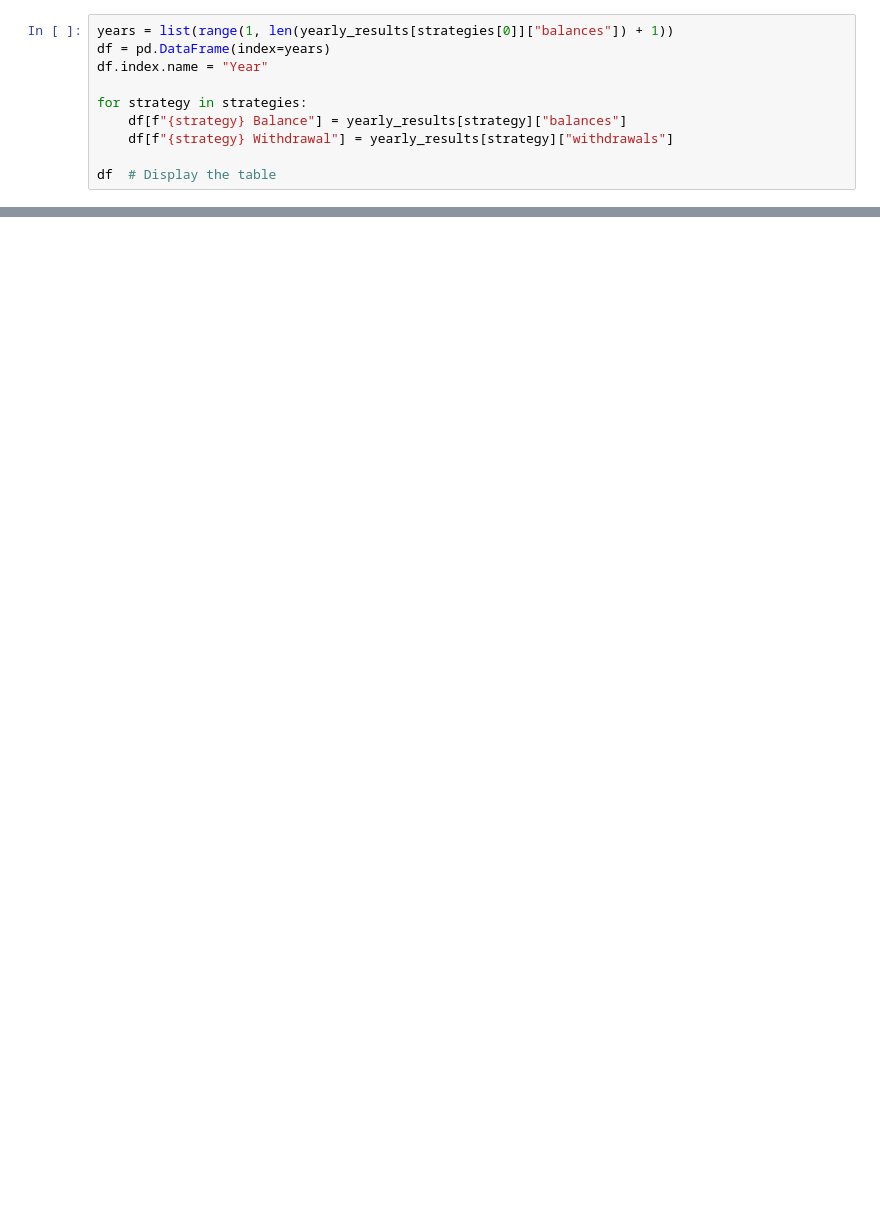
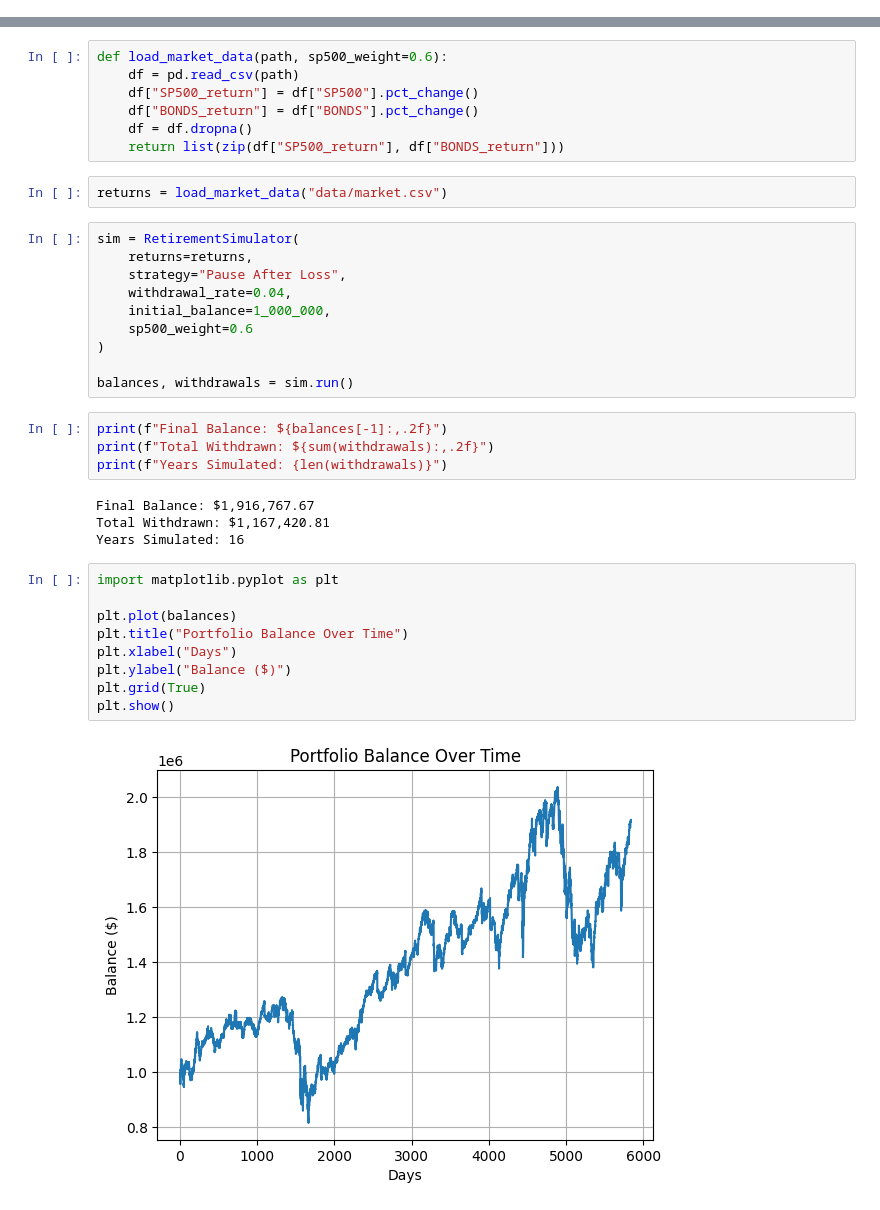
Before and after one commit to johnlfriedrich-blip/RetirementEngine, a Jupyter notebook: Retirement_Simulator.ipynb, the cells around one changed output, grey strips where cells are left out. Cells and saved outputs as stored; diff of their text form; blank space fills up the shorter version.

Commit message:
refactored, created more tests, got stuck on Pause after Loss, moving to Class

```diff
--- a/Retirement_Simulator.ipynb
+++ b/Retirement_Simulator.ipynb
@@ -148,10 +0,0 @@ KeyError: 'Fixed'
-# %%
-years = list(range(1, len(yearly_results[strategies[0]]["balances"]) + 1))
-df = pd.DataFrame(index=years)
-df.index.name = "Year"
-
-for strategy in strategies:
-    df[f"{strategy} Balance"] = yearly_results[strategy]["balances"]
-    df[f"{strategy} Withdrawal"] = yearly_results[strategy]["withdrawals"]
-
-df  # Display the table
@@ -221,0 +88,38 @@ TypeError: unsupported operand type(s) for +: 'int' and 'list'
+# %%
+def load_market_data(path, sp500_weight=0.6):
+    df = pd.read_csv(path)
+    df["SP500_return"] = df["SP500"].pct_change()
+    df["BONDS_return"] = df["BONDS"].pct_change()
+    df = df.dropna()
+    return list(zip(df["SP500_return"], df["BONDS_return"]))
+# %%
+returns = load_market_data("data/market.csv")
+# %%
+sim = RetirementSimulator(
+    returns=returns,
+    strategy="Pause After Loss",
+    withdrawal_rate=0.04,
+    initial_balance=1_000_000,
+    sp500_weight=0.6
+)
+
+balances, withdrawals = sim.run()
+# %%
+print(f"Final Balance: ${balances[-1]:,.2f}")
+print(f"Total Withdrawn: ${sum(withdrawals):,.2f}")
+print(f"Years Simulated: {len(withdrawals)}")
+# %% [output]
+Final Balance: $1,916,767.67
+Total Withdrawn: $1,167,420.81
+Years Simulated: 16
+# %%
+import matplotlib.pyplot as plt
+
+plt.plot(balances)
+plt.title("Portfolio Balance Over Time")
+plt.xlabel("Days")
+plt.ylabel("Balance ($)")
+plt.grid(True)
+plt.show()
+# %% [output]
+[figure, added]
```
Also changed, not shown: parts of 25 cells of this notebook, 15 other files.
